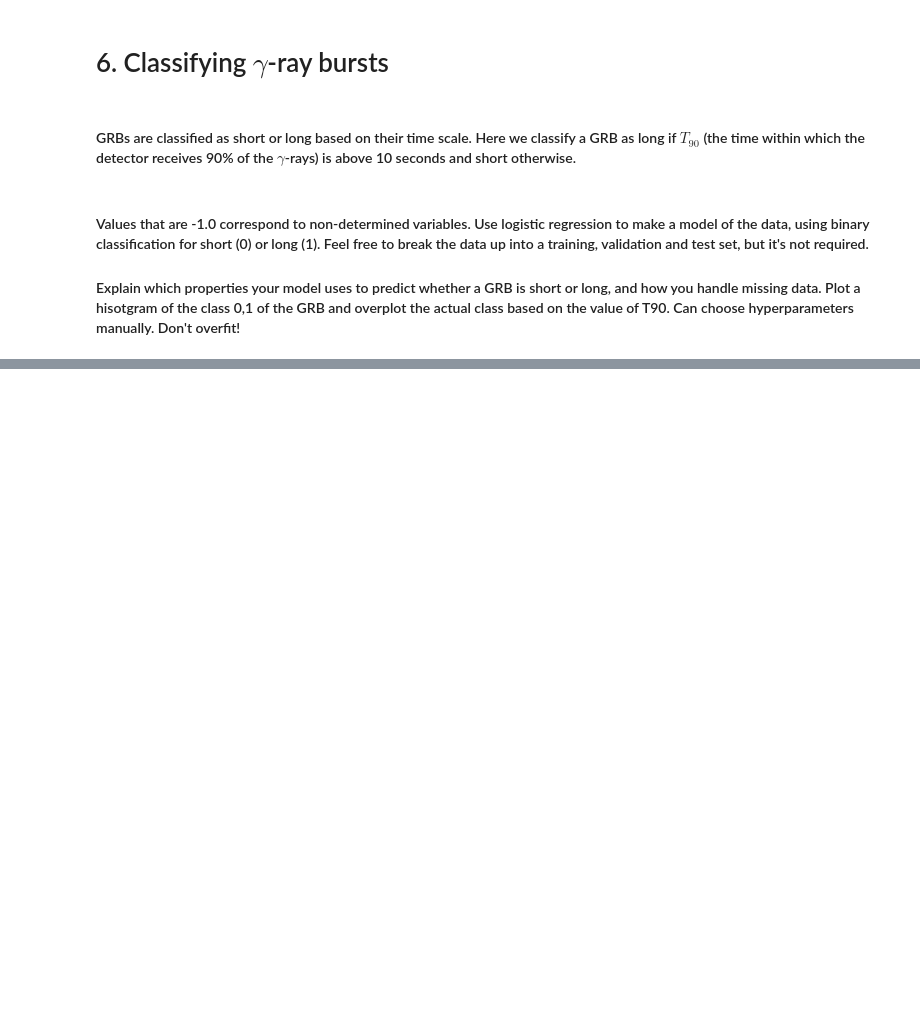
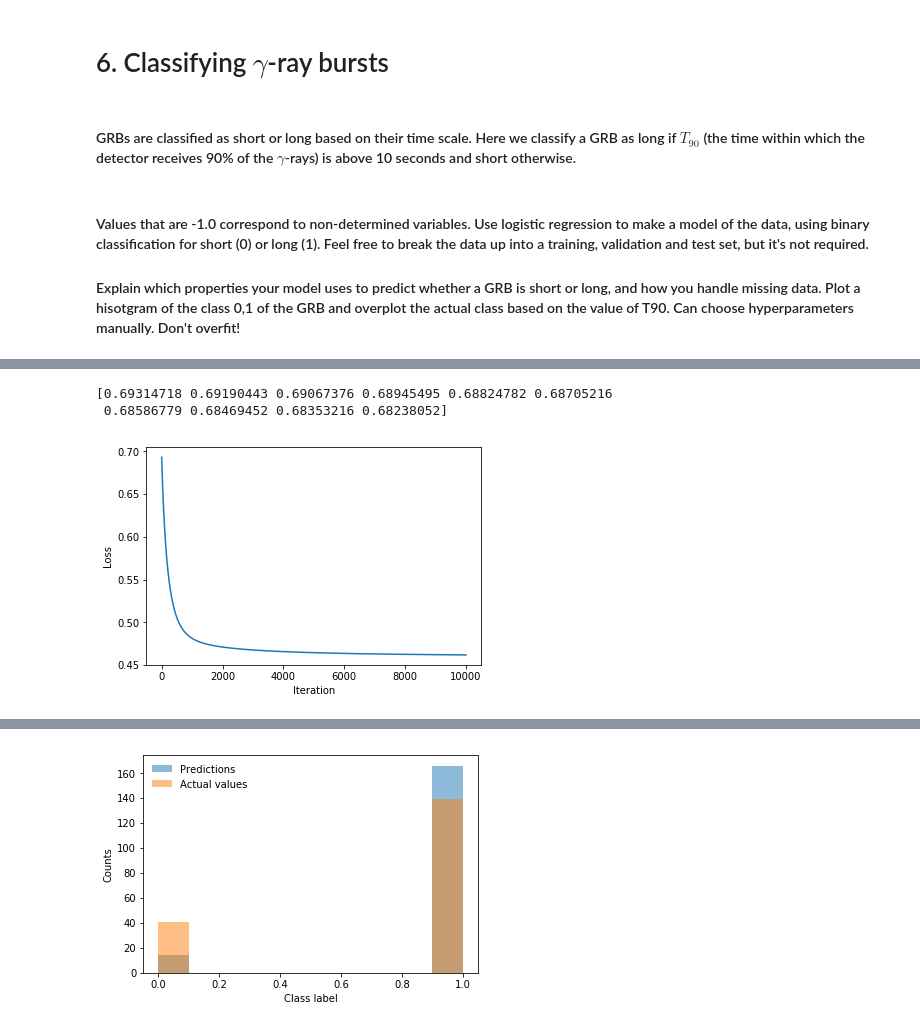
Before and after one commit to ErikOsinga/numerical_recipies, a Jupyter notebook: assignment2/question6.ipynb, the cells around one changed output, grey strips where cells are left out. Cells and saved outputs as stored; diff of their text form; code cells hidden in the pictures; blank space fills up the shorter version.

```diff
--- a/assignment2/question6.ipynb
+++ b/assignment2/question6.ipynb
@@ -36,0 +76,10 @@ def logistic_regression():
+# %%
+def bincrossent(y, yhat):
+    """
+    Given yhat and y
+    Calculate the binary cross entropy
+    """
+    m = np.shape(yhat)[0]
+
+    return -1/m *( np.dot(y.T,np.log(yhat)) + np.dot(
+                                        (1-y).T,np.log(1-yhat)) )
@@ -36,0 +207,66 @@ def logistic_regression():
+# %%
+# Split into random training and test set
+train = features[:180]
+test = features[180:]
+
+features = train
+testlabels = labels[180:]
+labels = labels[:180]
+# %%
+# Initialize weights and biases
+w = np.zeros((features.shape[1],1))
+b = 0
+
+numit = 10000
+loss = np.zeros(numit)
+alpha = 0.01
+for i in range(numit):
+    w, b, loss[i] = gradient_descent(w, features, b, labels, alpha, True)
+
+print (loss[:10])
+plt.plot(loss)
+plt.ylabel('Loss')
+plt.xlabel('Iteration')
+plt.show()
+
+# Final prediction
+yhat = sigmoid(np.dot(features,w)+b)
+# Decision boundary at 0.5
+yhat[yhat > 0.5] = 1
+yhat[yhat < 0.5] = 0
+print ("Amount predict Long", np.sum(yhat))
+print ("Amount predict Short", len(yhat)-np.sum(yhat))
+
+print ("Amount Long: ", np.sum(labels))
+print ("Amount Short: ", len(labels)-np.sum(labels))
+
+print ('Amount incorrect:', np.sum(np.abs(yhat-labels)))
+print ('Accuracy', 1 - np.sum(np.abs(yhat-labels))/len(labels))
+
+plt.hist(yhat.flatten(),label='Predictions',alpha=0.5)
+plt.hist(labels.flatten(),label='Actual values',alpha=0.5)
+plt.legend(frameon=False)
+plt.xlabel('Class label')
+plt.ylabel('Counts')
+plt.show()
+
+
+# Final prediction on test set
+yhat = sigmoid(np.dot(test,w)+b)
+# Decision boundary at 0.5
+yhat[yhat > 0.5] = 1
+yhat[yhat < 0.5] = 0
+print ("Amount predict Long", np.sum(yhat))
+print ("Amount predict Short", len(yhat)-np.sum(yhat))
+
+print ("Amount Long: ", np.sum(testlabels))
+print ("Amount Short: ", len(testlabels)-np.sum(testlabels))
+
+print ('Amount incorrect:', np.sum(np.abs(yhat-testlabels)))
+print ('Accuracy', 1 - np.sum(np.abs(yhat-testlabels))/len(testlabels))
+
+# print (np.where(np.abs(yhat-train_y_small))[0])
+# %% [output]
+[0.69314718 0.69190443 0.69067376 0.68945495 0.68824782 0.68705216
+ 0.68586779 0.68469452 0.68353216 0.68238052]
+[figure, added]
@@ -36,0 +279 @@ def logistic_regression():
+[figure, added]
```
Also changed, not shown: parts of 12 cells of this notebook, 1 other file.
